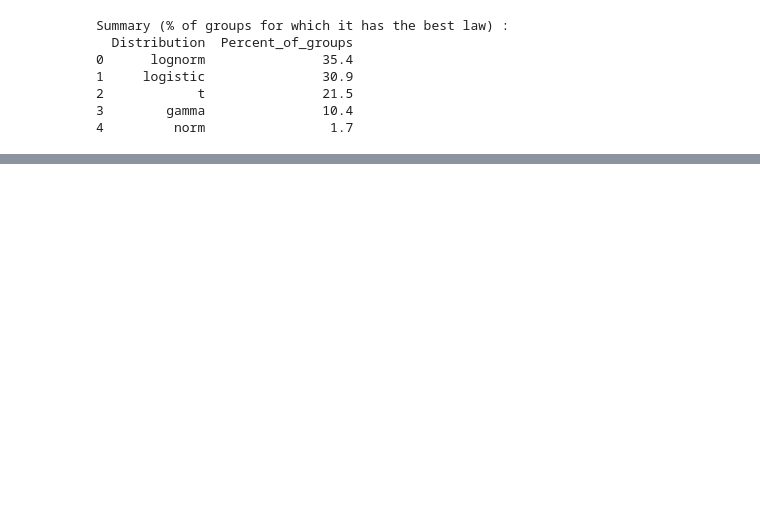
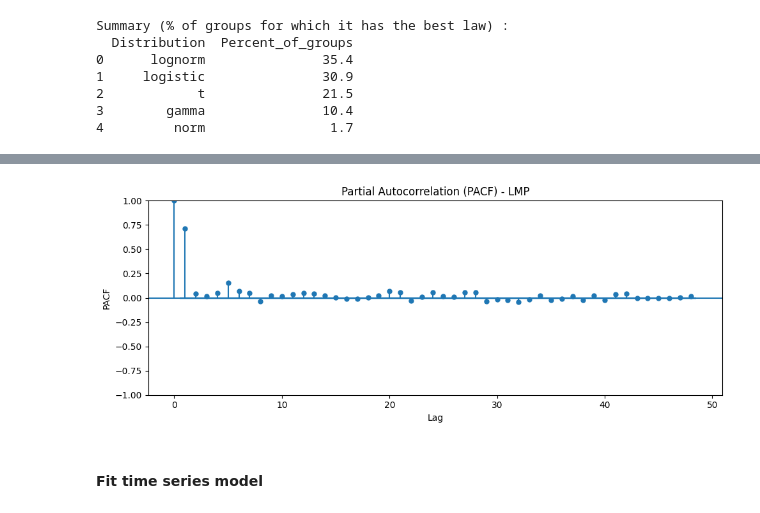
Before and after one commit to sxcben/Financing_Grid_final_project, a Jupyter notebook: code/Fitting_distribution.ipynb, the cells around one changed output, grey strips where cells are left out. Drawn from its saved outputs; the diff is of its cells as text; code cells hidden in the pictures; blank space fills up the shorter version.

```diff
--- a/code/Fitting_distribution.ipynb
+++ b/code/Fitting_distribution.ipynb
@@ -107,14 +109,13 @@ print(result)
 [288 rows x 9 columns]
 # %%
 
-assert 'Month' in df.columns, "Le DataFrame doit contenir la colonne 'Month'."
 
 # ---------------------------------------------------------------------
 # 2. Passer en format long
 # ---------------------------------------------------------------------
 hour_cols = [f'HE{i}' for i in range(1, 25)]
 df_long = (
-    df
+    node_DA_LMP
     .melt(id_vars=['date', 'Month'], value_vars=hour_cols,
           var_name='Hour', value_name='LMP')
     .assign(Hour=lambda d: d['Hour'].str.extract(r'HE(\d+)').astype(int))
@@ -197,0 +233,28 @@ Summary (% of groups for which it has the best law) :
+# %%
+from statsmodels.graphics.tsaplots import plot_pacf
+
+
+# For this example we assume `df` is already in memory:
+assert 'LMP' in df_long.columns, "DataFrame must contain an 'LMP' column."
+
+# Ensure the index is datetime for proper PACF
+if not isinstance(df_long.index, pd.DatetimeIndex):
+    if 'date' in df_long.columns:
+        df = df_long.set_index('date')
+    else:
+        raise ValueError("DataFrame needs a datetime index or a 'ds' column.")
+
+# ------------------------------------------------------------------
+# 2. Plot PACF
+# ------------------------------------------------------------------
+fig, ax = plt.subplots(figsize=(10, 4))
+plot_pacf(df['LMP'], ax=ax, lags=48, method='ywm')
+ax.set_title('Partial Autocorrelation (PACF) - LMP')
+ax.set_xlabel('Lag')
+ax.set_ylabel('PACF')
+plt.tight_layout()
+plt.show()
+# %% [output]
+[figure, added]
+# %% [markdown]
+#### Fit time series model
```
Also changed, not shown: parts of 10 cells of this notebook, 2 other files.
